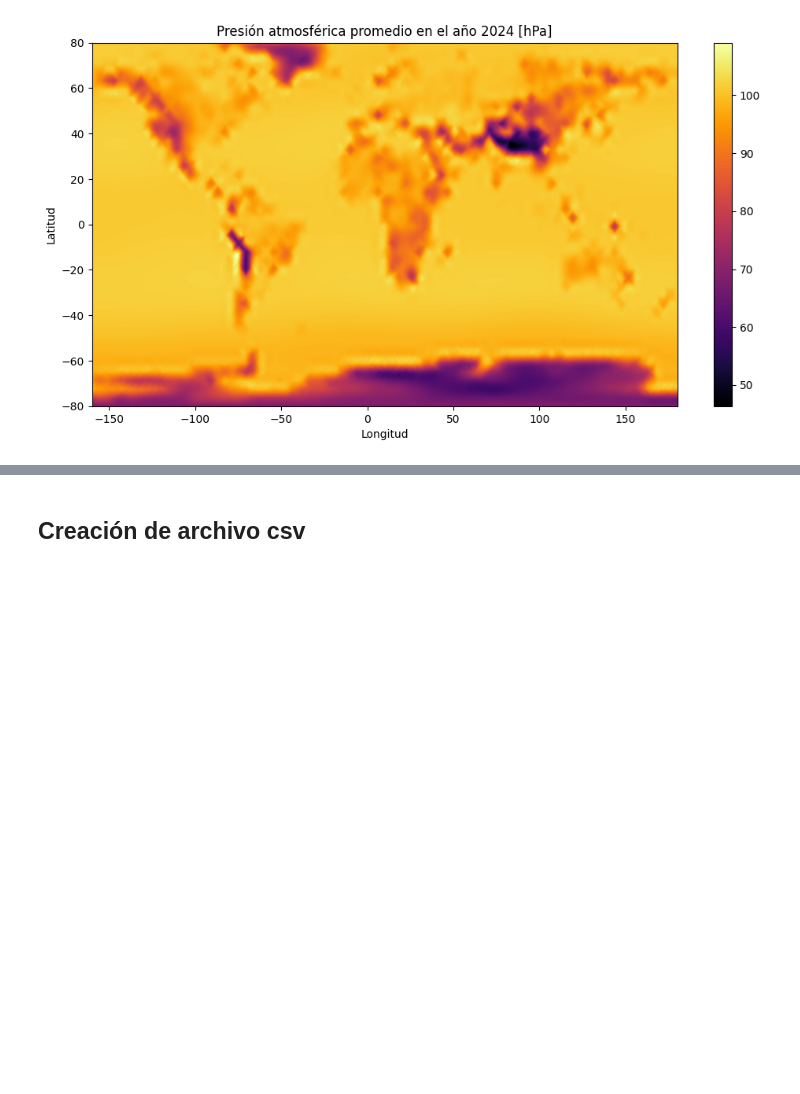
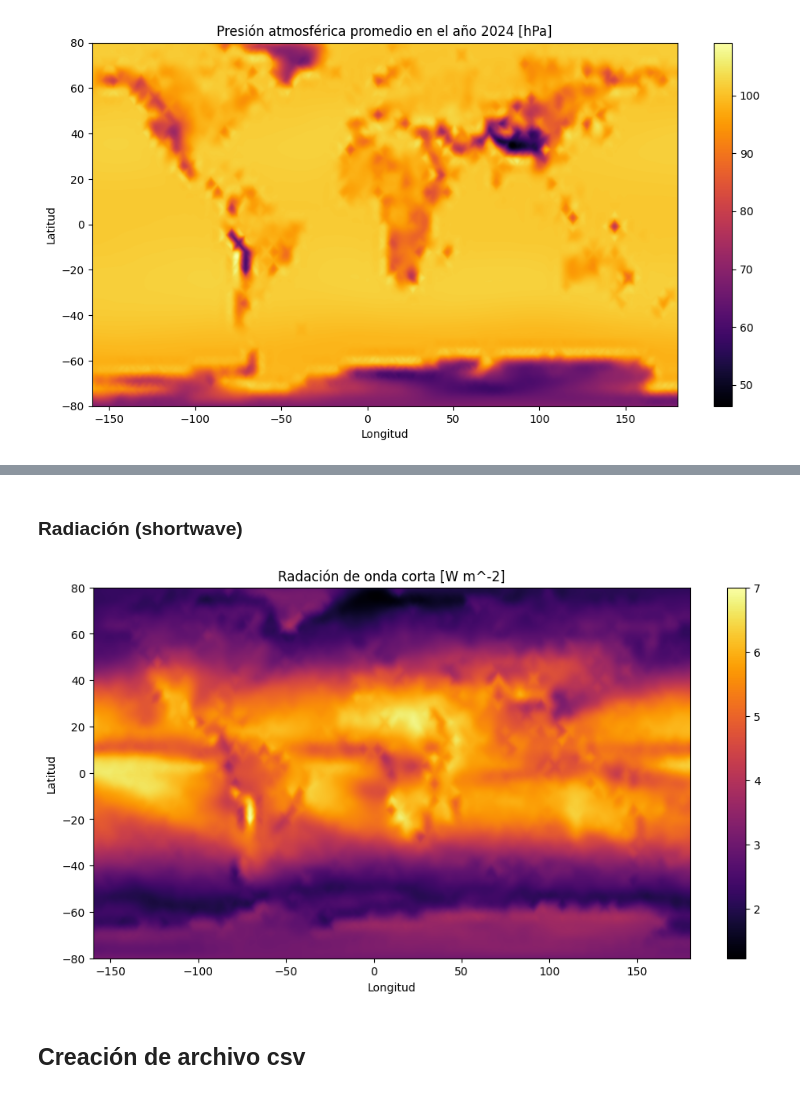
Before and after one commit to MartinWilckens/Coiponautas, a Jupyter notebook: recopilación_datos.ipynb, the cells around one changed output, grey strips where cells are left out. Cells and saved outputs as stored; diff of their text form; code cells hidden in the pictures; blank space fills up the shorter version.

```diff
--- a/recopilación_datos.ipynb
+++ b/recopilación_datos.ipynb
@@ -126,3 +152,24 @@ plt.savefig('Presión.svg', format='svg')
+# %% [markdown]
+### Radiación (shortwave)
+# %%
+plt.ylabel('Latitud')
+plt.xlabel('Longitud')
+plt.title('Radación de onda corta [W m^-2]')
+
+N = 30j
+extent = (np.min([i[1] for i in puntos]),np.max([i[1] for i in puntos]),np.min([i[0] for i in puntos]),np.max([i[0] for i in puntos]))
+xs,ys = np.mgrid[extent[0]:extent[1]:N, extent[2]:extent[3]:N]
+
+grid_x, grid_y = np.mgrid[-156:180:1700j, -90:80:1700j]
+
+grid_temp = griddata(([i[1] for i in puntos], [i[0] for i in puntos]), radiación_shortwave, (grid_x, grid_y), method='cubic')
+
+plt.imshow(grid_temp.T, extent=(-160, 180, -80, 80), origin='lower', cmap='inferno', aspect='auto')
+plt.colorbar()
+
+plt.savefig('shortwave.svg', format='svg')
+# %% [output]
+[figure, added]
 # %% [markdown]
 ## Creación de archivo csv
 # %%
```
Also changed, not shown: parts of 7 cells of this notebook, 5 other files.
